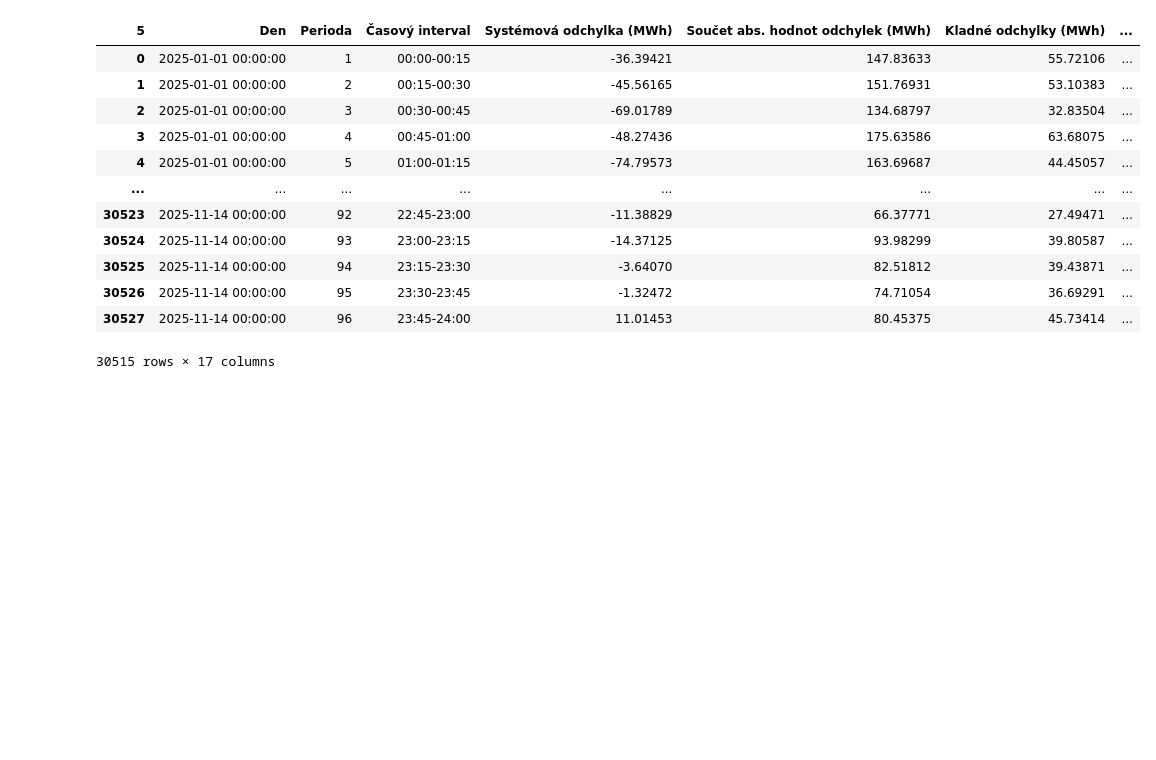
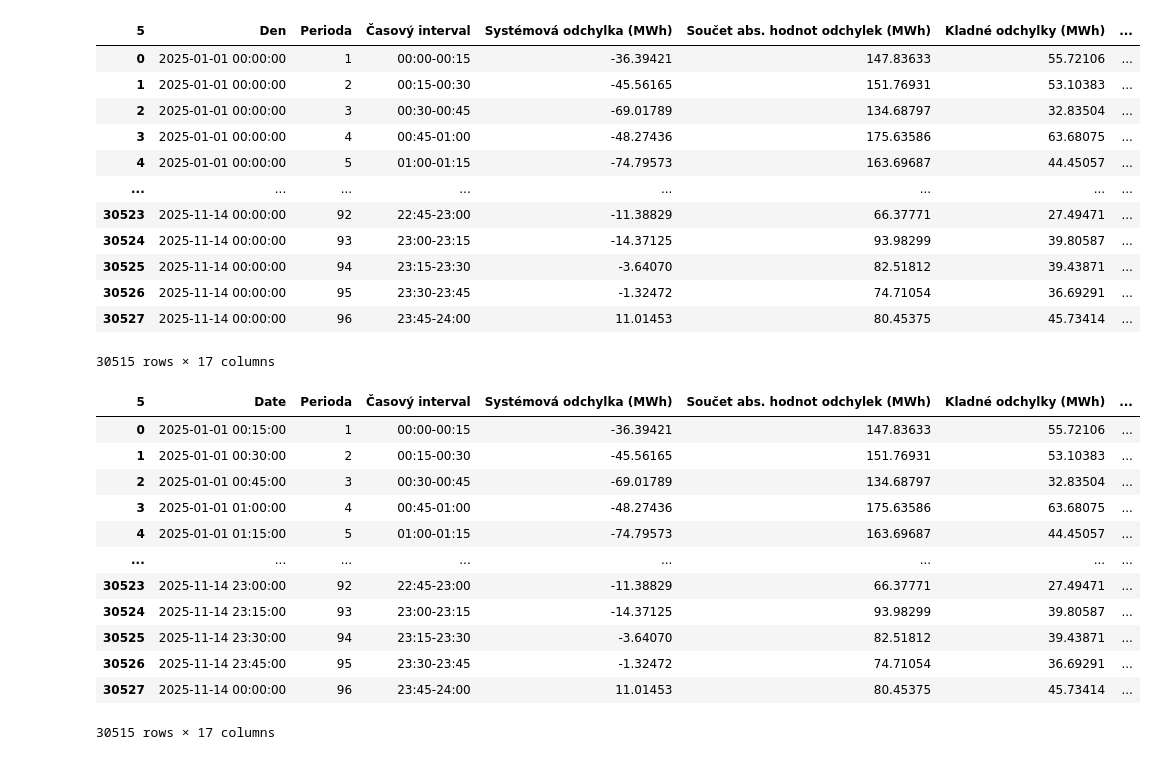
Before and after one commit to diezal/OTE_data, a Jupyter notebook: odchylky_jupyter.ipynb, the cells around one changed output. Drawn from its saved outputs; the diff is of its cells as text; code cells hidden in the pictures; blank space fills up the shorter version.

```diff
--- a/odchylky_jupyter.ipynb
+++ b/odchylky_jupyter.ipynb
@@ -62,0 +61,38 @@ fsf = "sss"
+# %%
+import pandas as pd
+
+# 1. Přejmenování sloupce 'Den' na 'Date'
+df_odchylky.rename(columns={'Den': 'Date'}, inplace=True)
+
+# 2. Převedení 'Date' na datum bez času
+df_odchylky['Date'] = pd.to_datetime(df_odchylky['Date']).dt.date
+
+# 3. Převod 'Časový interval' na string
+df_odchylky['Časový interval'] = df_odchylky['Časový interval'].astype(str)
+
+# 4. Získání koncového času
+df_odchylky['Čas_konec'] = df_odchylky['Časový interval'].str.split('-').str[1]
+
+# 5. Nahrazení '24:00' za '00:00'
+df_odchylky['Čas_konec'] = df_odchylky['Čas_konec'].replace('24:00', '00:00')
+
+# 6. Spojení data a času do datetime
+df_odchylky['Date'] = pd.to_datetime(df_odchylky['Date'].astype(str) + ' ' + df_odchylky['Čas_konec'], errors='coerce')
+
+# 7. Odstranění pomocného sloupce
+df_odchylky.drop(columns='Čas_konec', inplace=True)
+df_odchylky
+# %% [output]
+| 5 | Date | Perioda | Časový interval | Systémová odchylka (MWh) | Součet abs. hodnot odchylek (MWh) | Kladné odchylky (MWh) | ... |
+| 0 | 2025-01-01 00:15:00 | 1 | 00:00-00:15 | -36.39421 | 147.83633 | 55.72106 | ... |
+| 1 | 2025-01-01 00:30:00 | 2 | 00:15-00:30 | -45.56165 | 151.76931 | 53.10383 | ... |
+| 2 | 2025-01-01 00:45:00 | 3 | 00:30-00:45 | -69.01789 | 134.68797 | 32.83504 | ... |
+| 3 | 2025-01-01 01:00:00 | 4 | 00:45-01:00 | -48.27436 | 175.63586 | 63.68075 | ... |
+| 4 | 2025-01-01 01:15:00 | 5 | 01:00-01:15 | -74.79573 | 163.69687 | 44.45057 | ... |
+| ... | ... | ... | ... | ... | ... | ... | ... |
+| 30523 | 2025-11-14 23:00:00 | 92 | 22:45-23:00 | -11.38829 | 66.37771 | 27.49471 | ... |
+| 30524 | 2025-11-14 23:15:00 | 93 | 23:00-23:15 | -14.37125 | 93.98299 | 39.80587 | ... |
+| 30525 | 2025-11-14 23:30:00 | 94 | 23:15-23:30 | -3.64070 | 82.51812 | 39.43871 | ... |
+| 30526 | 2025-11-14 23:45:00 | 95 | 23:30-23:45 | -1.32472 | 74.71054 | 36.69291 | ... |
+| 30527 | 2025-11-14 00:00:00 | 96 | 23:45-24:00 | 11.01453 | 80.45375 | 45.73414 | ... |
+30515 rows × 17 columns
```
Also changed, not shown: parts of 5 cells of this notebook, 1 other file.
